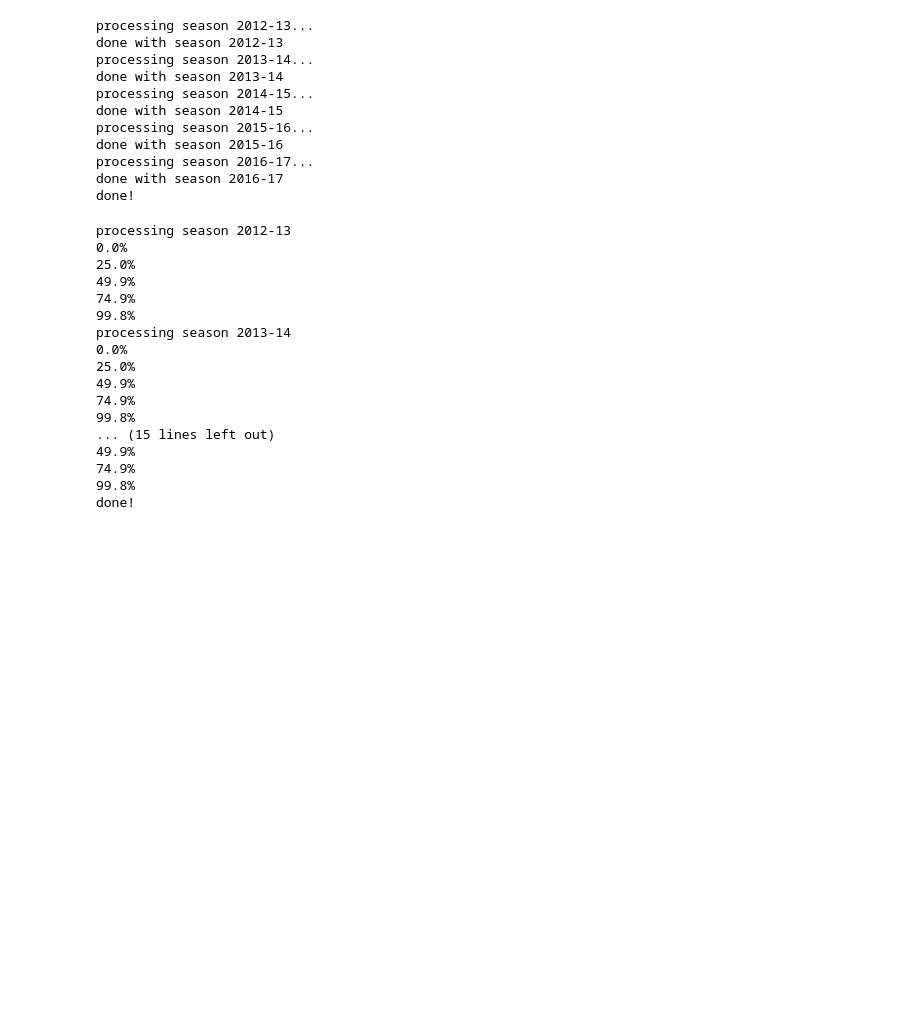
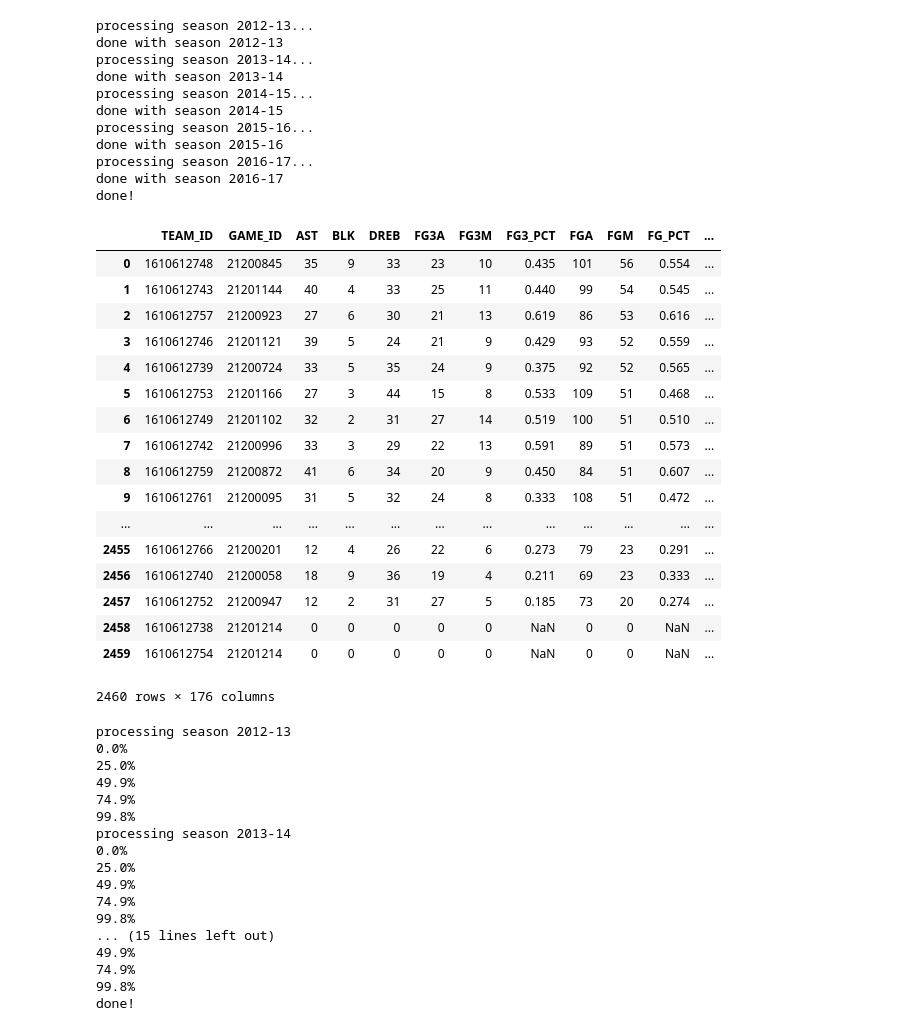
Before and after one commit to davidehamil/ml_applications_for_the_nba, a Jupyter notebook: Finalize_Dataset_from_CSV_v2.ipynb, the cells around one changed output. Saved outputs shown, nothing was run; the diff lists cells and outputs as text; code cells hidden in the pictures; blank space fills up the shorter version.

```diff
--- a/Finalize_Dataset_from_CSV_v2.ipynb
+++ b/Finalize_Dataset_from_CSV_v2.ipynb
@@ -132,6 +132,27 @@ done with season 2015-16
 processing season 2016-17...
 done with season 2016-17
 done!
+# %%
+final_seasons['2012-13']
+# %% [output]
+|  | TEAM_ID | GAME_ID | AST | BLK | DREB | FG3A | FG3M | FG3_PCT | FGA | FGM | FG_PCT | ... |
+| 0 | 1610612748 | 21200845 | 35 | 9 | 33 | 23 | 10 | 0.435 | 101 | 56 | 0.554 | ... |
+| 1 | 1610612743 | 21201144 | 40 | 4 | 33 | 25 | 11 | 0.440 | 99 | 54 | 0.545 | ... |
+| 2 | 1610612757 | 21200923 | 27 | 6 | 30 | 21 | 13 | 0.619 | 86 | 53 | 0.616 | ... |
+| 3 | 1610612746 | 21201121 | 39 | 5 | 24 | 21 | 9 | 0.429 | 93 | 52 | 0.559 | ... |
+| 4 | 1610612739 | 21200724 | 33 | 5 | 35 | 24 | 9 | 0.375 | 92 | 52 | 0.565 | ... |
+| 5 | 1610612753 | 21201166 | 27 | 3 | 44 | 15 | 8 | 0.533 | 109 | 51 | 0.468 | ... |
+| 6 | 1610612749 | 21201102 | 32 | 2 | 31 | 27 | 14 | 0.519 | 100 | 51 | 0.510 | ... |
+| 7 | 1610612742 | 21200996 | 33 | 3 | 29 | 22 | 13 | 0.591 | 89 | 51 | 0.573 | ... |
+| 8 | 1610612759 | 21200872 | 41 | 6 | 34 | 20 | 9 | 0.450 | 84 | 51 | 0.607 | ... |
+| 9 | 1610612761 | 21200095 | 31 | 5 | 32 | 24 | 8 | 0.333 | 108 | 51 | 0.472 | ... |
+| ... | ... | ... | ... | ... | ... | ... | ... | ... | ... | ... | ... | ... |
+| 2455 | 1610612766 | 21200201 | 12 | 4 | 26 | 22 | 6 | 0.273 | 79 | 23 | 0.291 | ... |
+| 2456 | 1610612740 | 21200058 | 18 | 9 | 36 | 19 | 4 | 0.211 | 69 | 23 | 0.333 | ... |
+| 2457 | 1610612752 | 21200947 | 12 | 2 | 31 | 27 | 5 | 0.185 | 73 | 20 | 0.274 | ... |
+| 2458 | 1610612738 | 21201214 | 0 | 0 | 0 | 0 | 0 | NaN | 0 | 0 | NaN | ... |
+| 2459 | 1610612754 | 21201214 | 0 | 0 | 0 | 0 | 0 | NaN | 0 | 0 | NaN | ... |
+2460 rows × 176 columns
 # %%
 final_games = {}
 
```
Also changed, not shown: parts of 3 cells of this notebook.
